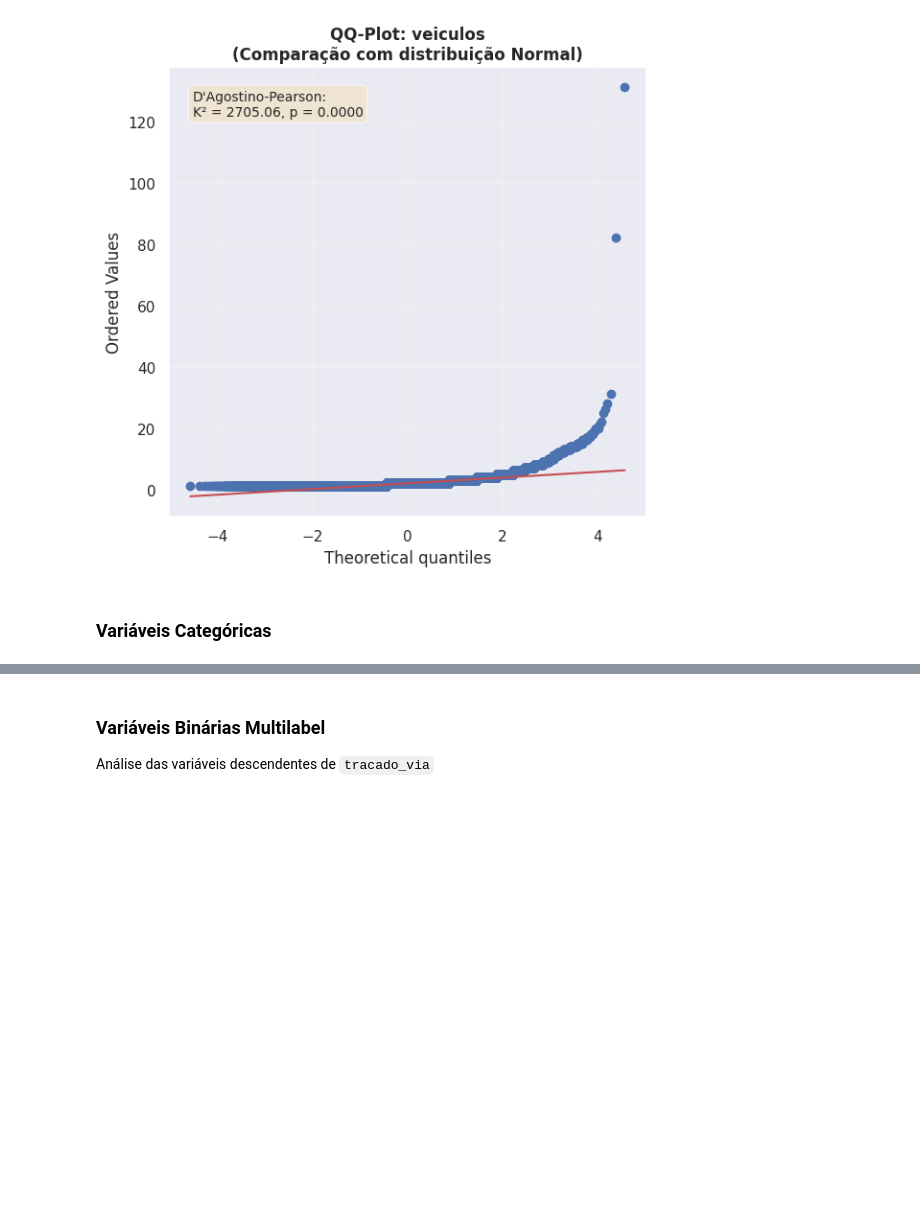
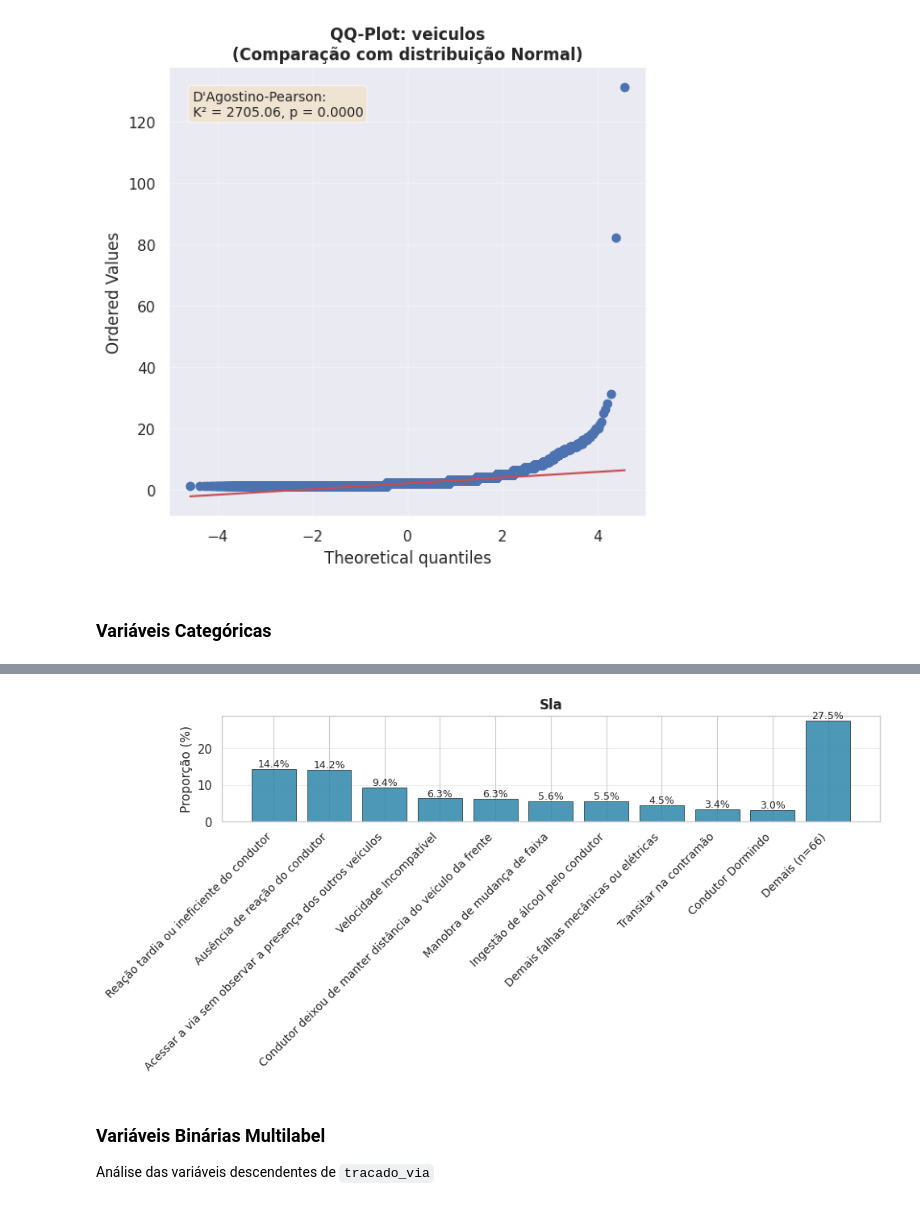
Before and after one commit to ThiagoORuby/prf-analise-sinistros, a Jupyter notebook: labs/00_eda_geral.ipynb, the cells around one changed output, grey strips where cells are left out. Saved outputs shown, nothing was run; the diff lists cells and outputs as text; code cells hidden in the pictures; blank space fills up the shorter version.

```diff
--- a/labs/00_eda_geral.ipynb
+++ b/labs/00_eda_geral.ipynb
@@ -294,3 +415,7 @@ pd.crosstab(df['tipo_acidente'], df['classificacao_acidente'], normalize='index'
+# %%
+plot_barra_categorica(descricao_categorica(df, "causa_acidente")[1], "Sla")
+# %% [output]
+[figure, added]
 # %% [markdown]
 ### Variáveis Binárias Multilabel
 
```
Also changed, not shown: parts of 14 cells of this notebook, 11 other files.
